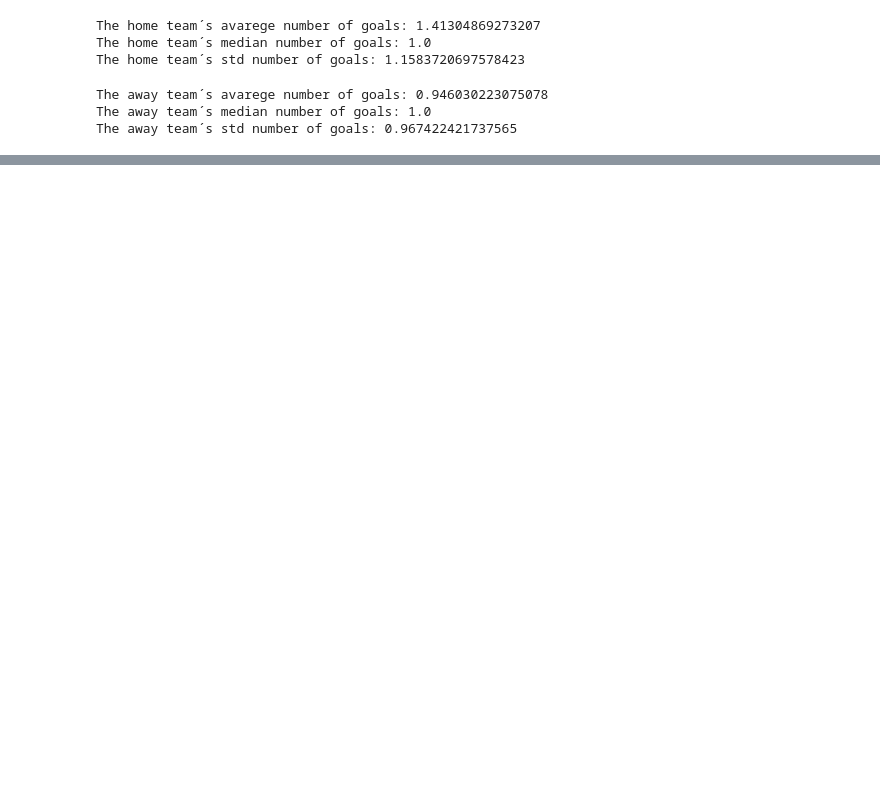
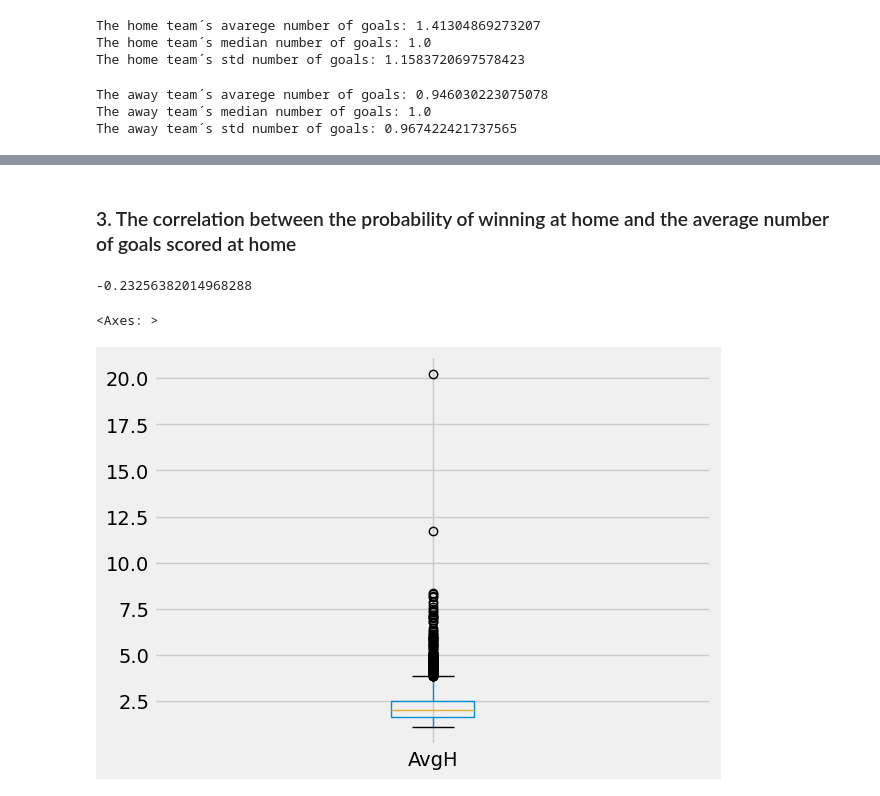
Before and after one commit to pablitohaddad/brazilian-football-data, a Jupyter notebook: Data Analysis whit Brazilian Football datas.ipynb, the cells around one changed output, grey strips where cells are left out. Drawn from its saved outputs; the diff is of its cells as text; code cells hidden in the pictures; blank space fills up the shorter version.

Commit message:
Correlation study between probability of victory and goals scored at home

```diff
--- a/Data Analysis whit Brazilian Football datas.ipynb
+++ b/Data Analysis whit Brazilian Football datas.ipynb
@@ -89,0 +115,16 @@ plt.show()
+# %% [markdown]
+### 3. The correlation between the probability of winning at home and the average number of goals scored at home
+# %%
+# Correlation whit Pearson´s Coefficient
+
+correlation = data['AvgH'].corr(data['HG'])
+correlation
+# %% [output]
+-0.23256382014968288
+# %%
+# Outliers AvgH
+
+data.boxplot(['AvgH'])
+# %% [output]
+<Axes: >
+[figure, added]
```
Also changed, not shown: parts of 10 cells of this notebook.
